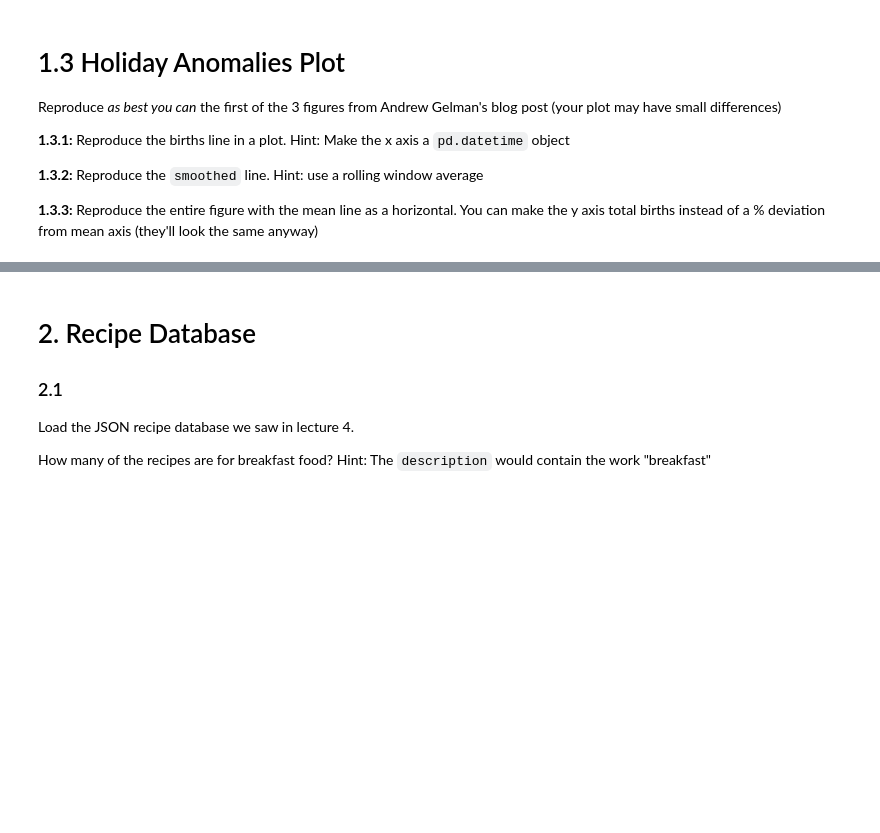
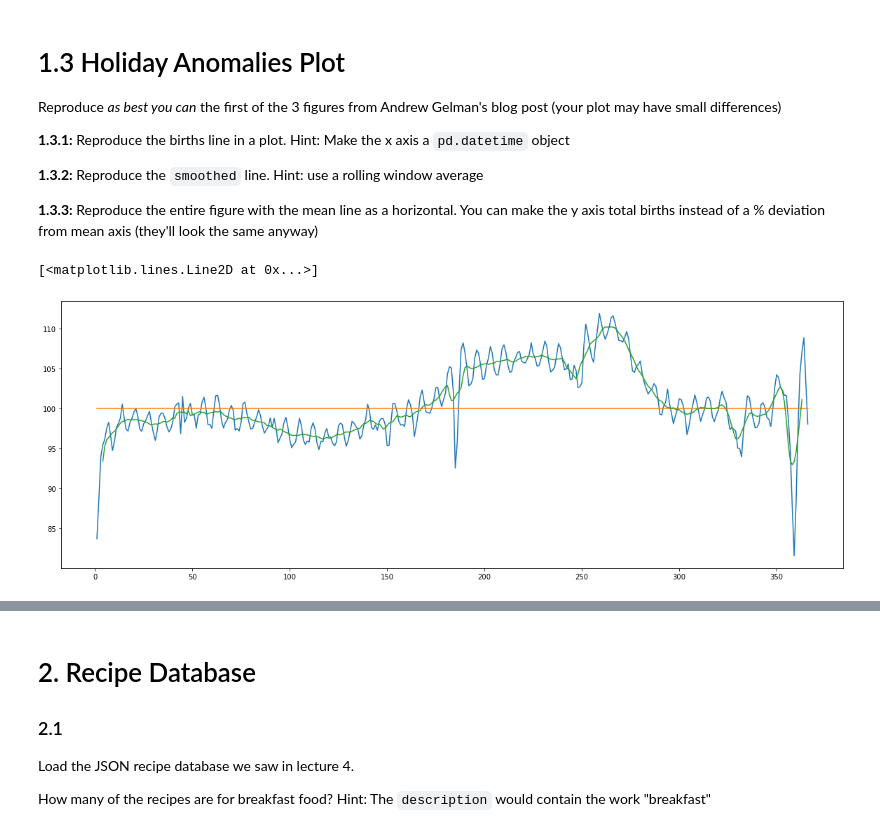
Before and after one commit to cb-ds-1/m2-3-exploration, a Jupyter notebook: workshop.ipynb, the cells around one changed output, grey strips where cells are left out. Saved outputs shown, nothing was run; the diff lists cells and outputs as text; code cells hidden in the pictures; blank space fills up the shorter version.

```diff
--- a/workshop.ipynb
+++ b/workshop.ipynb
@@ -28,3 +63,27 @@ Reproduce *as best you can* the first of the 3 figures from Andrew Gelman's blog
 **1.3.2:** Reproduce the `smoothed` line. Hint: use a rolling window average
 
 **1.3.3:** Reproduce the entire figure with the mean line as a horizontal. You can make the y axis total births instead of a % deviation from mean axis (they'll look the same anyway)
+# %%
+df = pd.read_csv('data/births.csv')
+# %%
+#clean useless data
+df = df.dropna()
+df = df.drop(df.index[df.day > 31])
+df = df.drop(df.index[df.month.isin([4,6,9,11]) & df.day > 30])
+df = df.drop(df.index[df.month.isin([1]) & df.day > 28])
+# %%
+
+df['n'] = df.births / df.births.mean() * 100
+df['avg'] = 100
+# %%
+ df['date'] = pd.to_datetime(df[['year','month','day']],errors='coerce')
+ df['dday'] = df.date.dt.dayofyear
+# %%
+fig, ax = plt.subplots(figsize=(20, 7))
+
+ax.plot(df.groupby(["dday"]).agg({'n':'mean'}))
+ax.plot(df.groupby(["dday"]).agg({'avg':'mean'}))
+ax.plot((df.groupby(["dday"]).agg({'n':'mean'})).rolling(7, center=True).mean()) # got help from J
+# %% [output]
+[<matplotlib.lines.Line2D at 0x...>]
+[figure, added]
```
Also changed, not shown: parts of 28 cells of this notebook.
